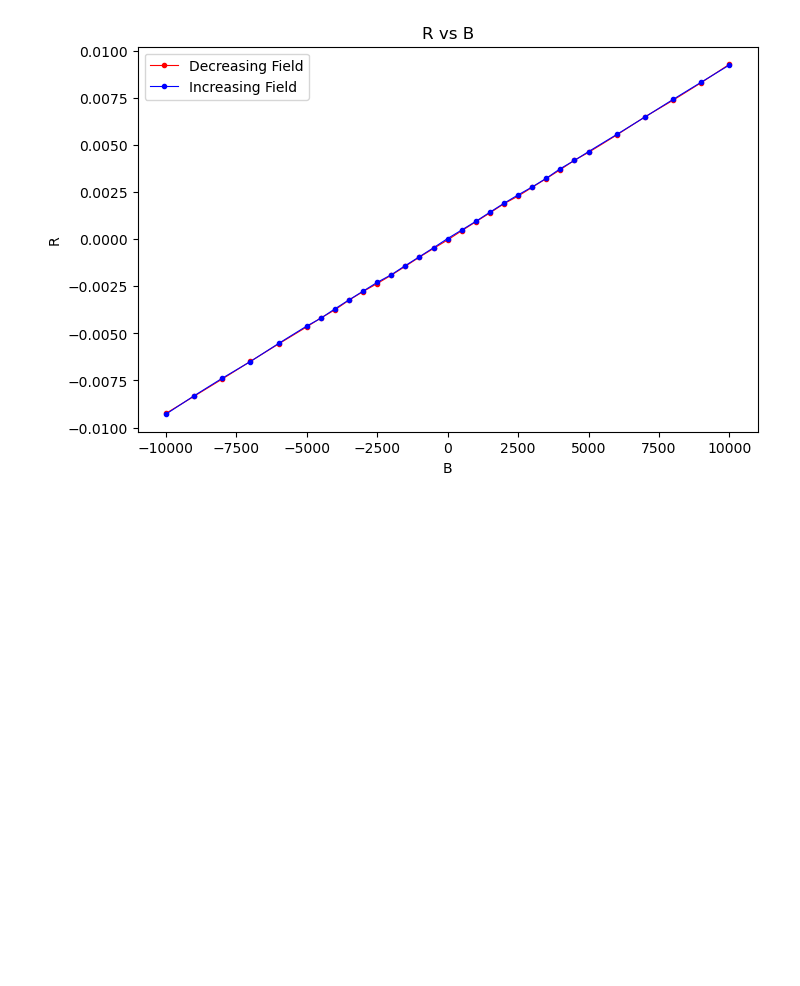
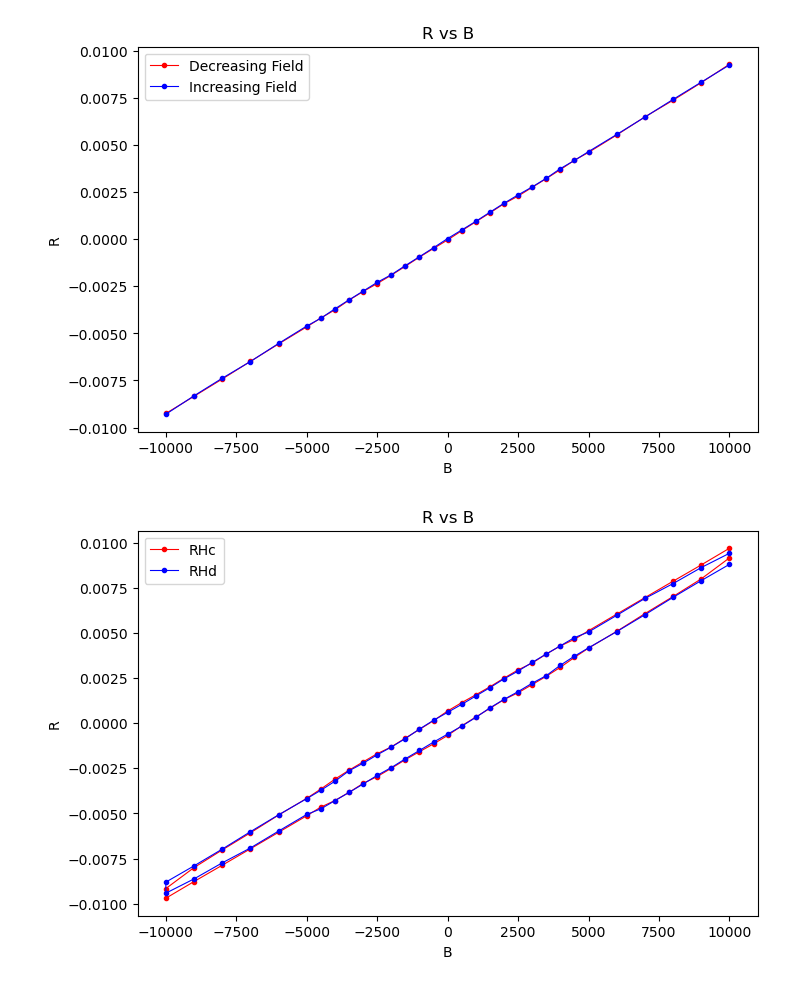
Before and after one commit to luckyIITR/PPMS, a Jupyter notebook: Plots/A304_SRO_NGO/HALL_CENTRALCONTACT/A304_SRO_NGO_250K.ipynb, the cells around one changed output. Drawn from its saved outputs; the diff is of its cells as text; code cells hidden in the pictures; blank space fills up the shorter version.

```diff
--- a/Plots/A304_SRO_NGO/HALL_CENTRALCONTACT/A304_SRO_NGO_250K.ipynb
+++ b/Plots/A304_SRO_NGO/HALL_CENTRALCONTACT/A304_SRO_NGO_250K.ipynb
@@ -305,3 +305,15 @@ try:
 except: pass
 data.reset_index(drop=True, inplace = True)
 data.to_csv(f'{loc}')
+# %%
+plt.figure(figsize=(8,5))
+plt.plot(data['B'], data['RHc'], 'ro-', linewidth=0.8, markersize=3, label = 'RHc')
+plt.plot(data['B'],data['RHd'],'bo-', linewidth=0.8, markersize=3, label = 'RHd')
+plt.title('R vs B')
+plt.ylabel('R')
+plt.xlabel('B')
+
+plt.legend()
+plt.show()
+# %% [output]
+[figure, added]
```
Also changed, not shown: 2 other files.
